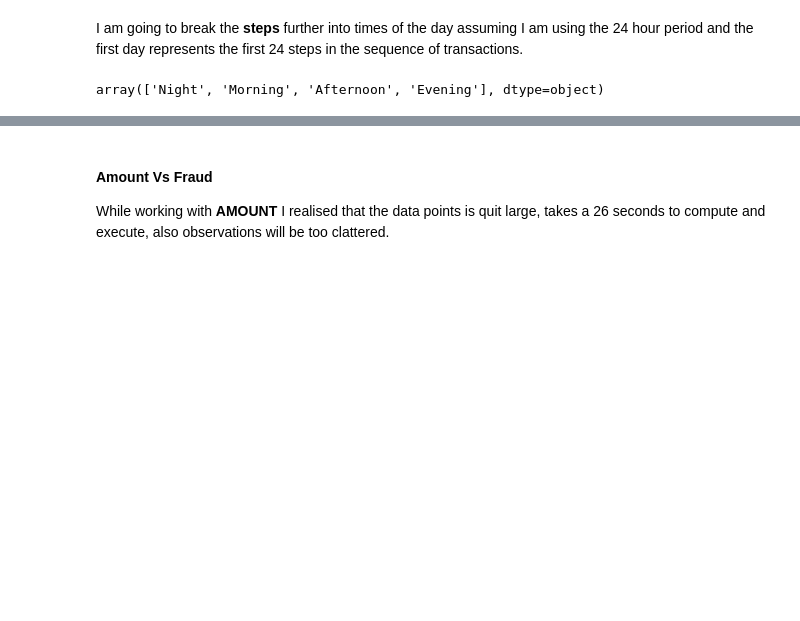
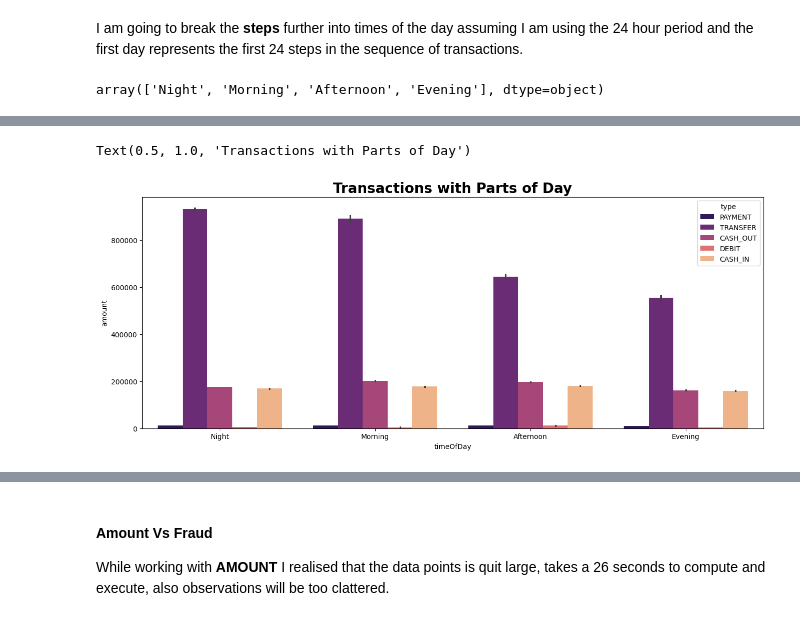
Before and after one commit to spectralcodex/momo-fincrime, a Jupyter notebook: fincrime.ipynb, the cells around one changed output, grey strips where cells are left out. Saved outputs shown, nothing was run; the diff lists cells and outputs as text; code cells hidden in the pictures; blank space fills up the shorter version.

```diff
--- a/fincrime.ipynb
+++ b/fincrime.ipynb
@@ -367,0 +374,8 @@ The drastic decrease in transactions leading to the end of the month could be as
+# %%
+plt.figure(figsize=(16,6))
+
+sns.barplot(data=dataset, x='timeOfDay', y='amount', hue='type', palette='magma', dodge=True)
+plt.title('Transactions with Parts of Day', fontweight='bold', size=20)
+# %% [output]
+Text(0.5, 1.0, 'Transactions with Parts of Day')
+[figure, added]
```
Also changed, not shown: parts of 18 cells of this notebook, 1 other file.
